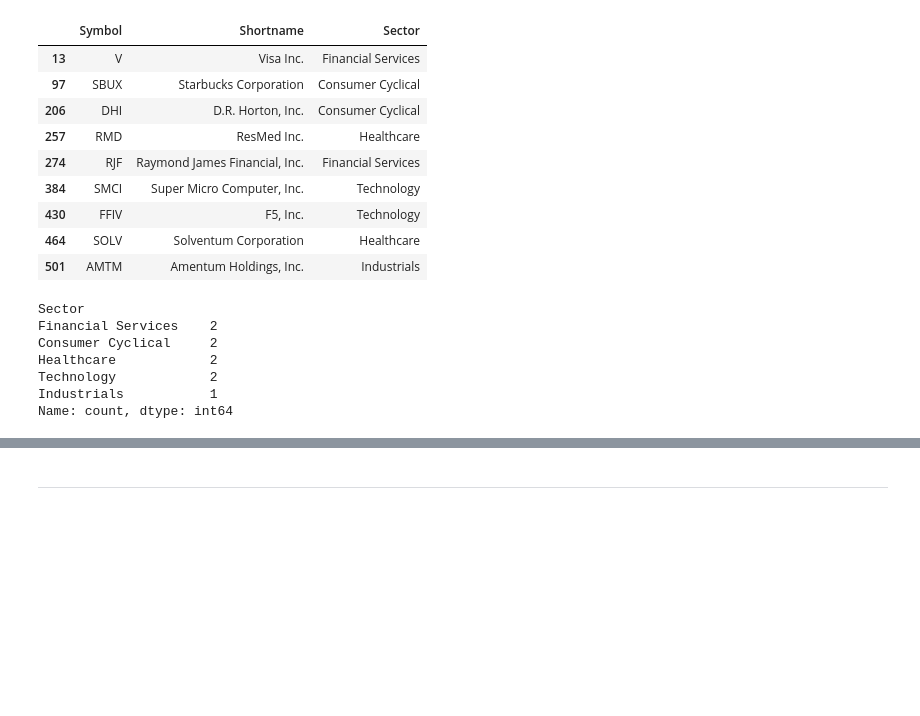
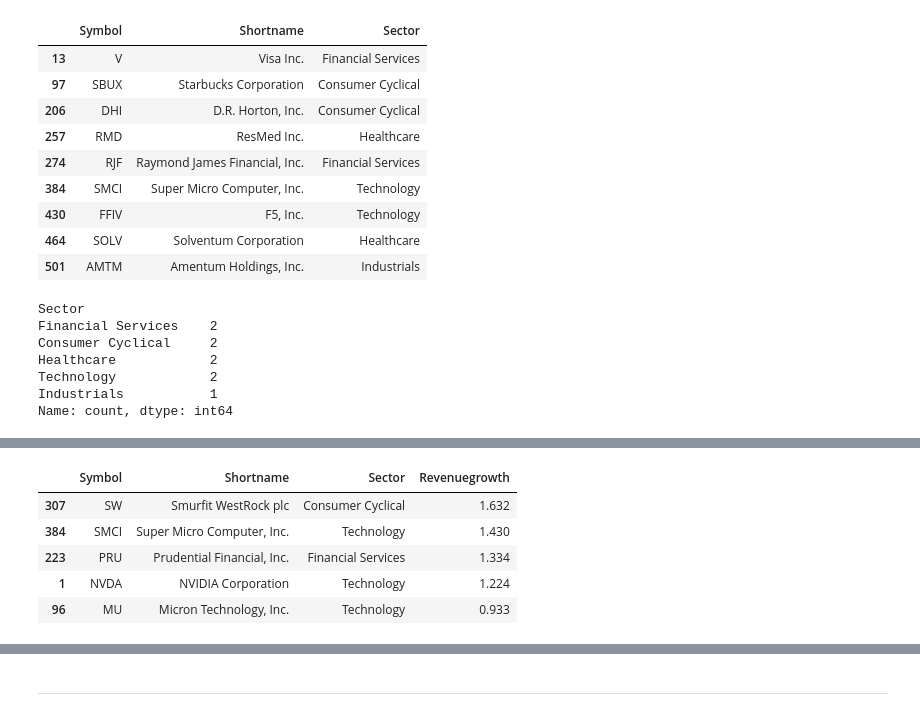
Before and after one commit to Tobolove/sp500-tech-concentration-analysis, a Jupyter notebook: analysis.ipynb, the cells around one changed output, grey strips where cells are left out. Saved outputs shown, nothing was run; the diff lists cells and outputs as text; code cells hidden in the pictures; blank space fills up the shorter version.

```diff
--- a/analysis.ipynb
+++ b/analysis.ipynb
@@ -263,0 +338,10 @@ Name: count, dtype: int64
+# %%
+# Step 4: Checking for data collection errors, by printing out the 5 largest revenue growth values for plausability
+df_raw.nlargest(5, "Revenuegrowth")[["Symbol", "Shortname", "Sector", "Revenuegrowth"]]
+# %% [output]
+|  | Symbol | Shortname | Sector | Revenuegrowth |
+| 307 | SW | Smurfit WestRock plc | Consumer Cyclical | 1.632 |
+| 384 | SMCI | Super Micro Computer, Inc. | Technology | 1.430 |
+| 223 | PRU | Prudential Financial, Inc. | Financial Services | 1.334 |
+| 1 | NVDA | NVIDIA Corporation | Technology | 1.224 |
+| 96 | MU | Micron Technology, Inc. | Technology | 0.933 |
```
Also changed, not shown: parts of 17 cells of this notebook.
